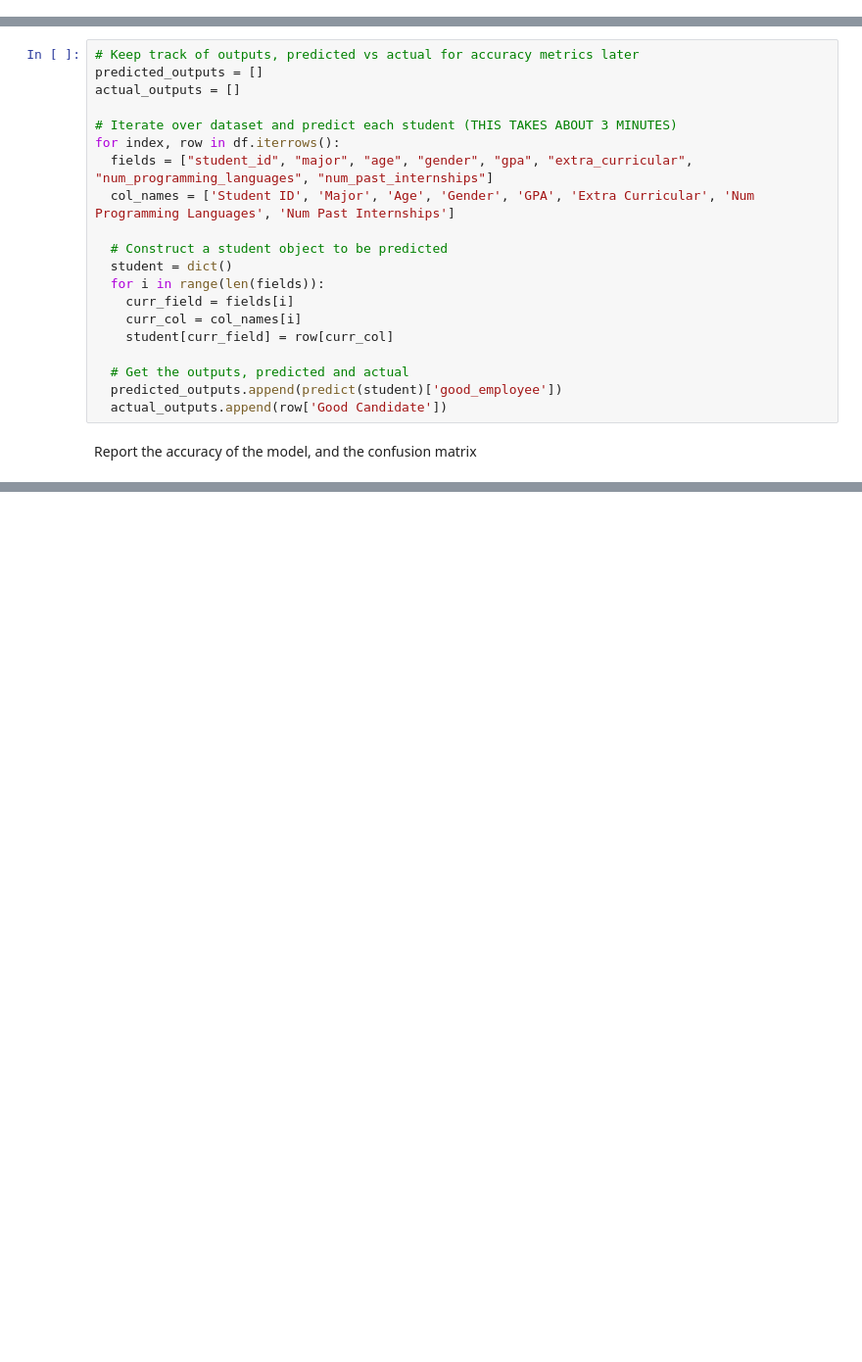
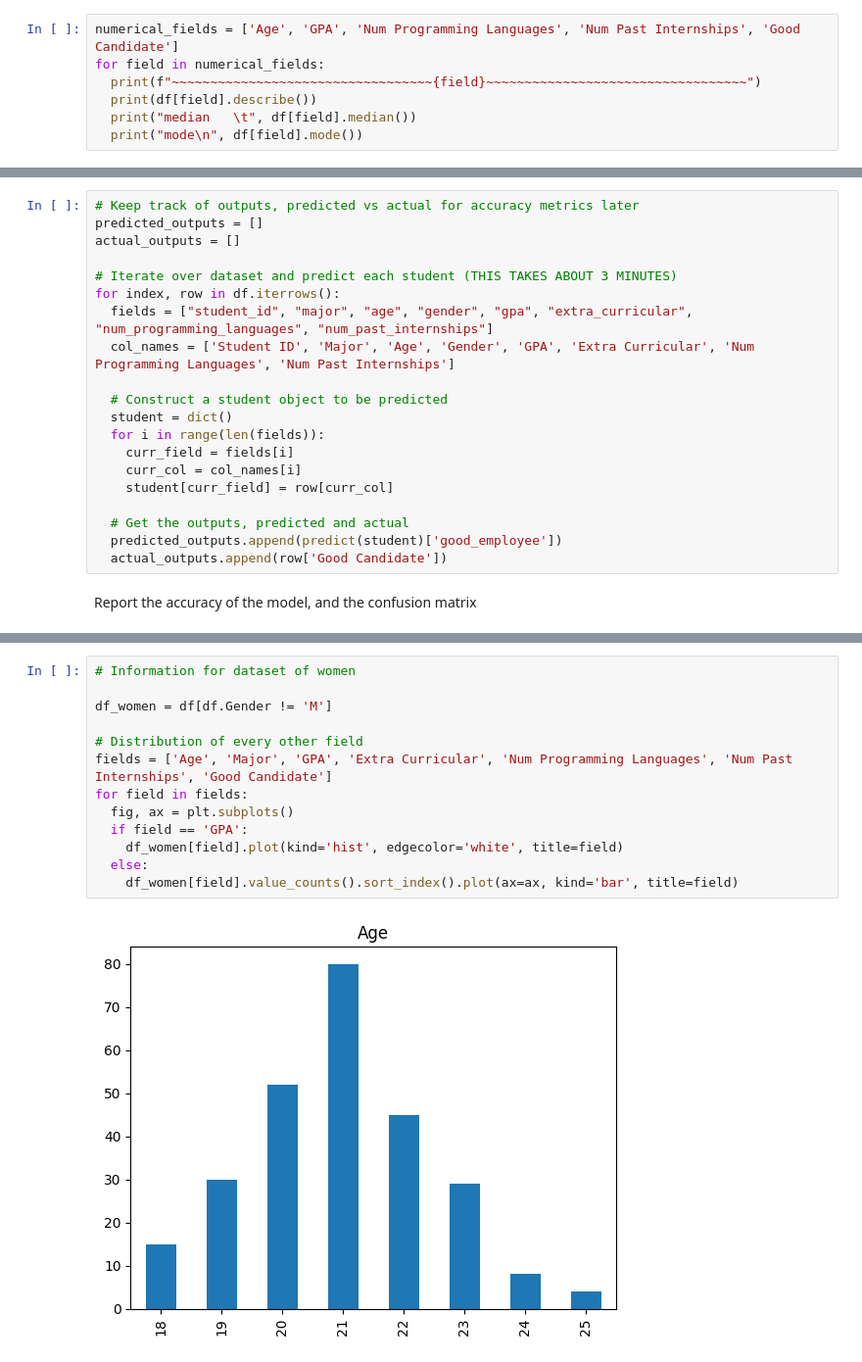
Before and after one commit to CMU-313/spring23-nodebb-team-dj-kew, a Jupyter notebook: P4_Jupyter_Notebook_Setup.ipynb, the cells around one changed output, grey strips where cells are left out. Shown at 98% size. Drawn from its saved outputs; the diff is of its cells as text; blank space fills up the shorter version.

```diff
--- a/P4_Jupyter_Notebook_Setup.ipynb
+++ b/P4_Jupyter_Notebook_Setup.ipynb
@@ -117,0 +134,7 @@ for field in fields:
+# %%
+numerical_fields = ['Age', 'GPA', 'Num Programming Languages', 'Num Past Internships', 'Good Candidate']
+for field in numerical_fields:
+  print(f"~~~~~~~~~~~~~~~~~~~~~~~~~~~~~~~~~~{field}~~~~~~~~~~~~~~~~~~~~~~~~~~~~~~~~~~")
+  print(df[field].describe())
+  print("median   \t", df[field].median())
+  print("mode\n", df[field].mode())
@@ -151,0 +229,15 @@ Confusion matrix:
+# %%
+# Information for dataset of women
+
+df_women = df[df.Gender != 'M']
+
+# Distribution of every other field
+fields = ['Age', 'Major', 'GPA', 'Extra Curricular', 'Num Programming Languages', 'Num Past Internships', 'Good Candidate']
+for field in fields:
+  fig, ax = plt.subplots()
+  if field == 'GPA':
+    df_women[field].plot(kind='hist', edgecolor='white', title=field)
+  else:
+    df_women[field].value_counts().sort_index().plot(ax=ax, kind='bar', title=field)
+# %% [output]
+[figure, added]
```
Also changed, not shown: parts of 25 cells of this notebook.
